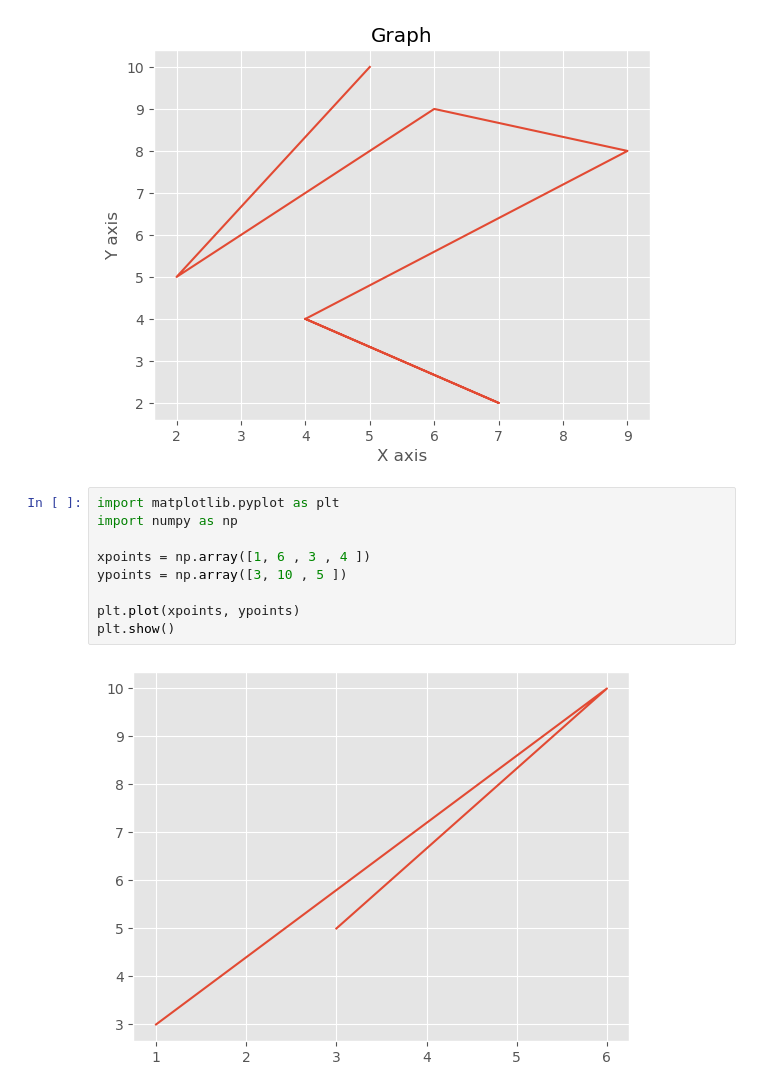
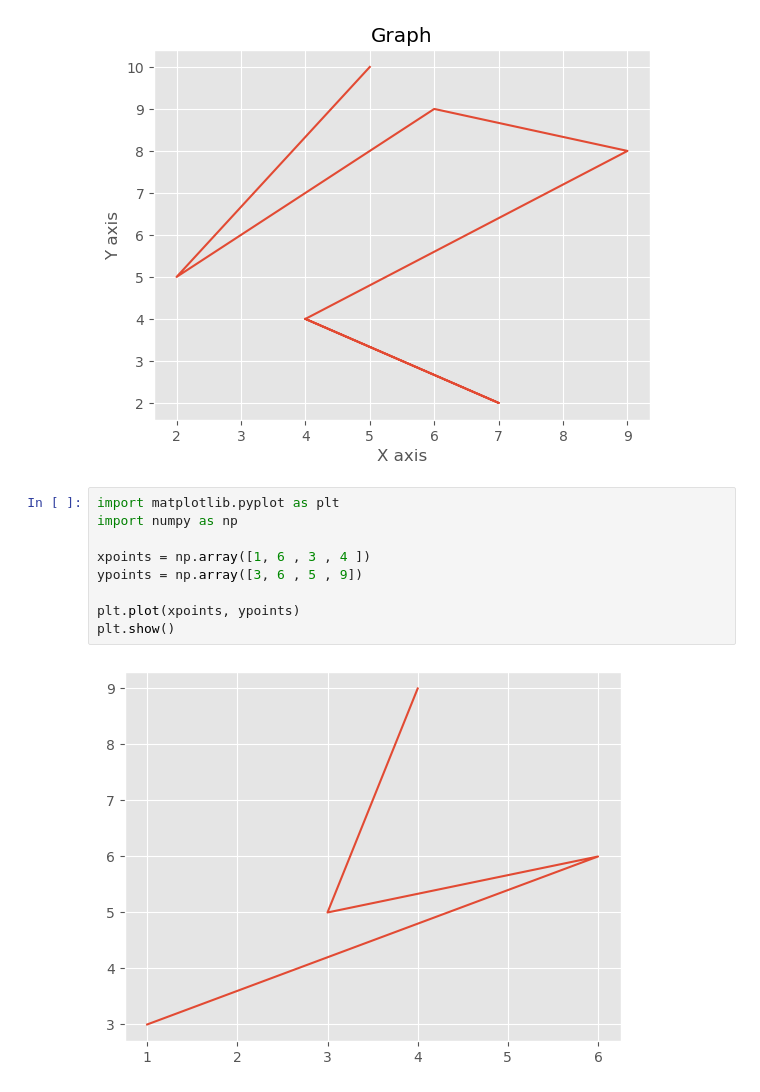
Before and after one commit to Maanas10/DataScience-Lab, a Jupyter notebook: 4.Data Visualization.ipynb, the cells around one changed output. Drawn from its saved outputs; the diff is of its cells as text.

```diff
--- a/4.Data Visualization.ipynb
+++ b/4.Data Visualization.ipynb
@@ -20,11 +20,11 @@ plt.show()
 # %%
 import matplotlib.pyplot as plt
 import numpy as np
 
 xpoints = np.array([1, 6 , 3 , 4 ])
-ypoints = np.array([3, 10 , 5 ])
+ypoints = np.array([3, 6 , 5 , 9])
 
 plt.plot(xpoints, ypoints)
 plt.show()
 # %% [output]
-[figure, old version]
+[figure, new version]
```
